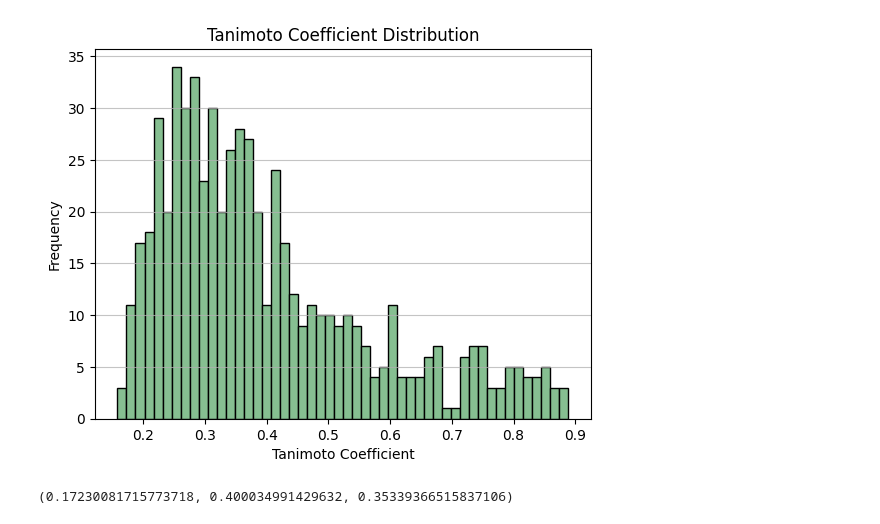
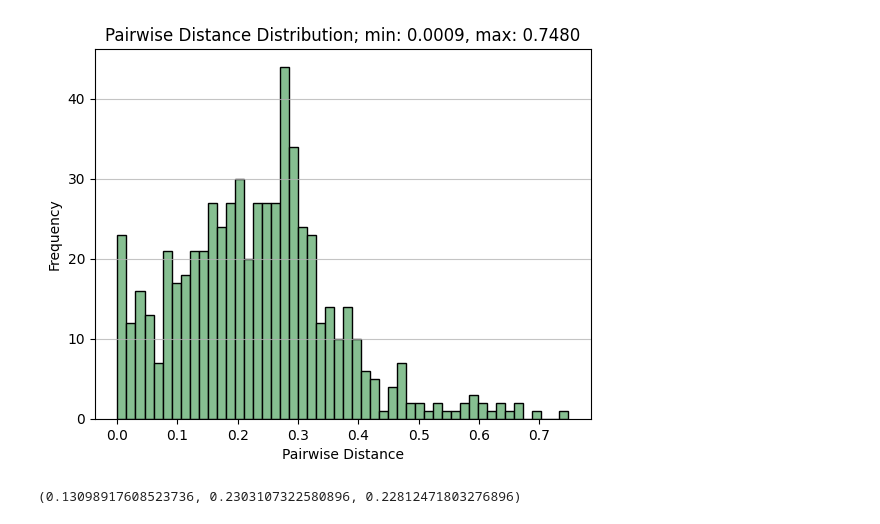
Before and after one commit to RowleyGroup/covalent-classifier, a Jupyter notebook: similarity_analysis.ipynb, the cells around one changed output. Saved outputs shown, nothing was run; the diff lists cells and outputs as text; code cells hidden in the pictures.

```diff
--- a/similarity_analysis.ipynb
+++ b/similarity_analysis.ipynb
@@ -4,7 +4,7 @@ import swifter
 import numpy as np
 from rdkit import Chem
 from rdkit.Chem import AllChem
-from rdkit.DataStructs import DiceSimilarity, TanimotoSimilarity
+from rdkit.DataStructs import DiceSimilarity, TanimotoSimilarity, CosineSimilarity
 
 RADIUS = 3
 N_BITS = 2048
@@ -17,6 +17,15 @@ def get_fingerprint(smiles_string, fpgen=FP_GEN):
         return None
 
     fp = fpgen.GetSparseCountFingerprint(mol)
+    return fp
+
+def get_rdkit_fingerprint(smiles_string):
+    mol = Chem.MolFromSmiles(smiles_string)
+
+    if not mol:
+        return None
+
+    fp = Chem.RDKFingerprint(mol)
     return fp
 
 def get_inchi(smiles):
@@ -32,17 +41,34 @@ def get_most_similar_fp(input_fp, ref_df):
             similarity = s
             smiles_out = smiles
     return similarity, smiles_out
+
+def get_most_similar_fp_pw_distance(input_fp, ref_df):
+    distance = 1.2
+    smiles_out = None
+    for fp, smiles in zip(ref_df.rdkit_fp.values, ref_df.SMILES.values):
+        s = 1 - CosineSimilarity(input_fp, fp)
+        if s < distance:
+            distance = s
+            smiles_out = smiles
+    return distance, smiles_out
 # %%
 df_test = pd.read_csv("./data/SMILES_test/test_data_all.csv")
 df_test["fp"] = df_test.SMILES.swifter.apply(get_fingerprint)
+df_test["rdkit_fp"] = df_test.SMILES.swifter.apply(get_rdkit_fingerprint)
 df_train = pd.concat(
     [
     pd.read_csv("./data/SMILES_training/trainingset_covalent_smiles.csv"),
     pd.read_csv("./data/SMILES_training/trainingset_noncovalent_smiles.csv")
     ])
 df_train["fp"] = df_train.SMILES.swifter.apply(get_fingerprint)
+df_train["rdkit_fp"] = df_train.SMILES.swifter.apply(get_rdkit_fingerprint)
 # %%
 df_test["most_similar_smiles"] = df_test.fp.swifter.apply(lambda x:
     get_most_similar_fp(x, ref_df=df_train)[1])
 df_test["tanimoto"] = df_test.fp.swifter.apply(lambda x:
     get_most_similar_fp(x, ref_df=df_train)[0])
+df_test["pairwise"] = df_test.rdkit_fp.swifter.apply(lambda x:
+    get_most_similar_fp_pw_distance(x, ref_df=df_train)[0]
+    )
+df_test["least_similar_smiles_pairwise"] = df_test.rdkit_fp.swifter.apply(lambda x:
+    get_most_similar_fp_pw_distance(x, ref_df=df_train)[1])
@@ -54,29 +84,31 @@ df_test.tanimoto.hist(bins=50)
 # %%
 import matplotlib.pyplot as plt
 import numpy as np
 
-data = df_test.tanimoto.values
+data = df_test.pairwise.values
+min_val = np.min(data)
+max_val = np.max(data)
 
 # Create a histogram
 plt.hist(data, bins=50, color='#86bf91', edgecolor='black')
 
-plt.title('Tanimoto Coefficient Distribution')
-plt.xlabel('Tanimoto Coefficient')
+plt.title(f'Pairwise Distance Distribution; min: {min_val:.4f}, max: {max_val:.4f}')
+plt.xlabel('Pairwise Distance')
 plt.ylabel('Frequency')
 
 plt.grid(axis='y', alpha=0.75)
 
 plt.show()
 # %% [output]
-[figure, old version]
+[figure, new version]
 # %%
 (
-    df_test.tanimoto.std(),
-    df_test.tanimoto.mean(),
-    df_test.tanimoto.median(),
+    df_test.pairwise.std(),
+    df_test.pairwise.mean(),
+    df_test.pairwise.median(),
 )
 # %% [output]
-(0.17230081715773718, 0.400034991429632, 0.35339366515837106)
+(0.13098917608523736, 0.2303107322580896, 0.22812471803276896)
 # %%
 df = df_test.sort_values(by="tanimoto", ascending=False).reset_index(drop=True)
 # %%
```
Also changed, not shown: parts of 3 cells of this notebook.
